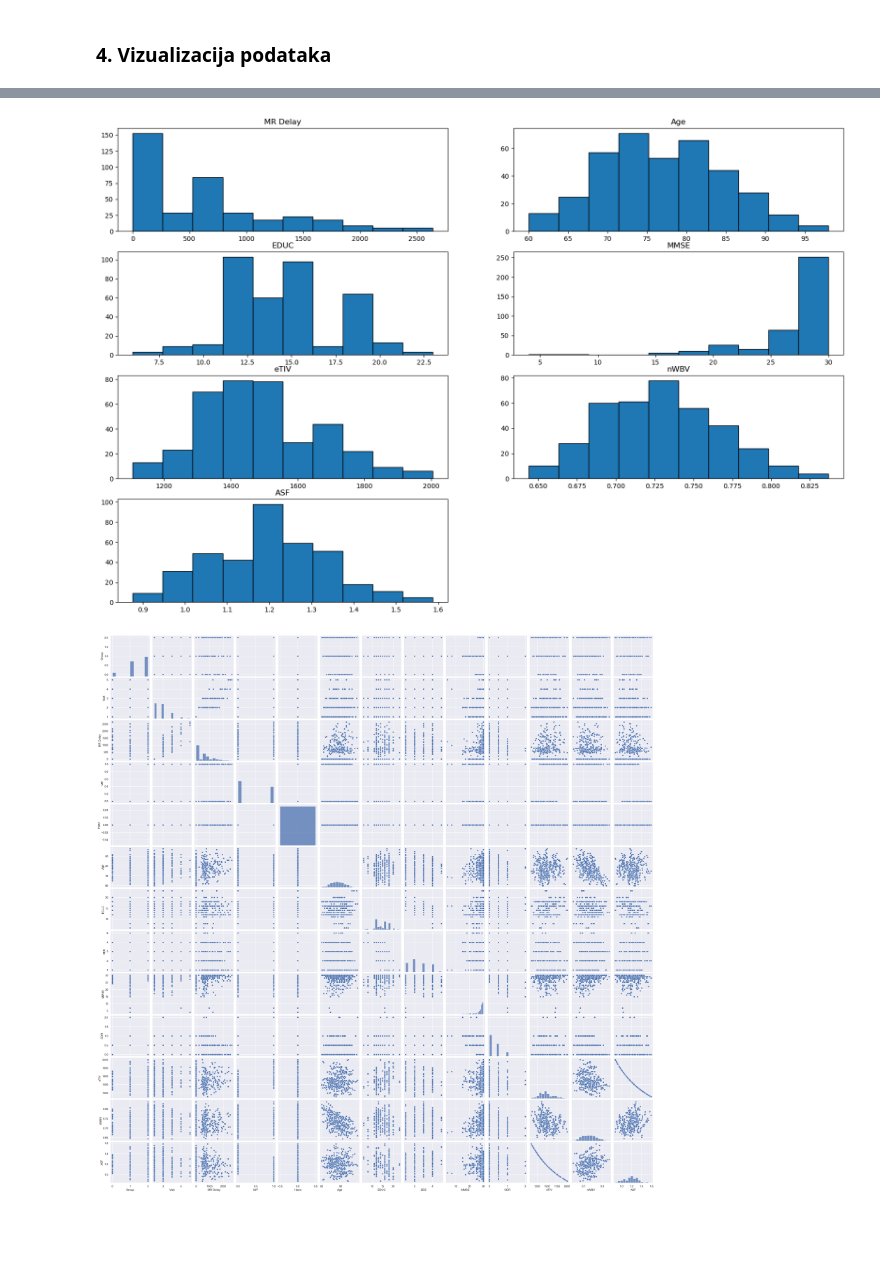
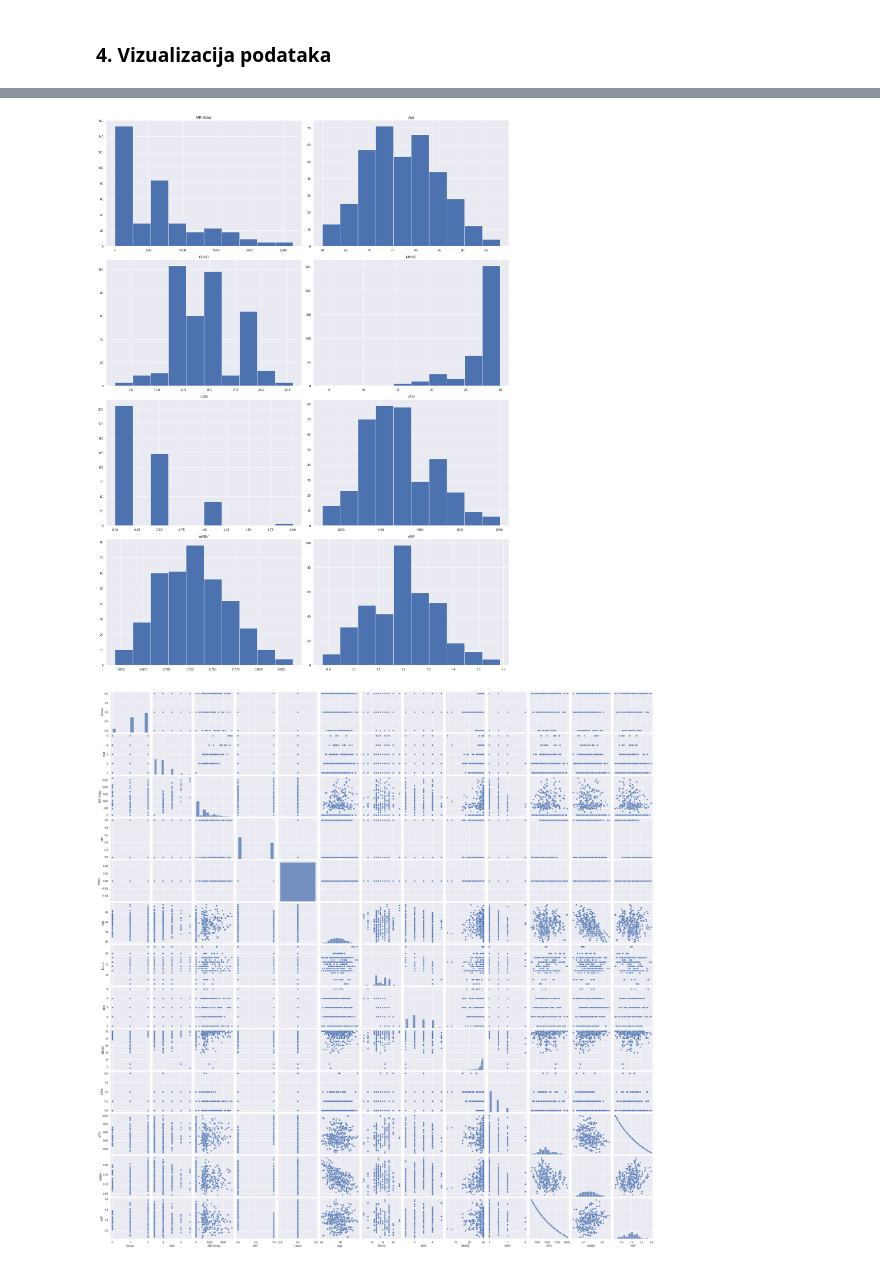
Before and after one commit to zveronika/UUZOP-projekt, a Jupyter notebook: UUZOP-Veronika_Žunar.ipynb, the cells around one changed output, grey strips where cells are left out. Drawn from its saved outputs; the diff is of its cells as text; code cells hidden in the pictures; blank space fills up the shorter version.

```diff
--- a/UUZOP-Veronika_Žunar.ipynb
+++ b/UUZOP-Veronika_Žunar.ipynb
@@ -230,13 +230,13 @@ plt.show()
 # %% [markdown]
 ### 4. Vizualizacija podataka
 # %%
-plt.figure(figsize=(20,20))
+plt.figure(figsize=(20,15))
 
-filtered = ['Group', 'Visit', 'M/F', 'SES', 'CDR']
+filtered = ['Group', 'Visit', 'M/F', 'SES']
 
 for i, col in enumerate(filtered):
-    plt.subplot(3,2,i+1)
-    group_counts = df_copy[col].value_counts()
+    plt.subplot(2,2,i+1)
+    group_counts = df[col].value_counts()
     group_names = group_counts.index
     plt.bar(group_names, group_counts)
     plt.title(col)
@@ -247,16 +247,17 @@ plt.show()
 # %%
-plt.figure(figsize=(20,20))
+plt.figure(figsize=(20,40))
 
-filtered = ['MR Delay', 'Age', 'EDUC', 'MMSE', 'eTIV', 'nWBV', 'ASF']
+filtered = ['MR Delay', 'Age', 'EDUC', 'MMSE', 'CDR', 'eTIV', 'nWBV', 'ASF']
 
 for i, col in enumerate(filtered):
     plt.subplot(6,2,i+1)
-    plt.hist(df_copy[col], bins=10, edgecolor='k')
+    plt.hist(df_copy[col], bins=10)
     plt.title(col)
 
+plt.tight_layout()
 plt.show()
 # %% [output]
-[figure, old version]
+[figure, new version]
 # %%
 sns.set(rc={'figure.figsize':(60,30)})
 sns.pairplot(df_copy)
```
Also changed, not shown: parts of 5 cells of this notebook.
